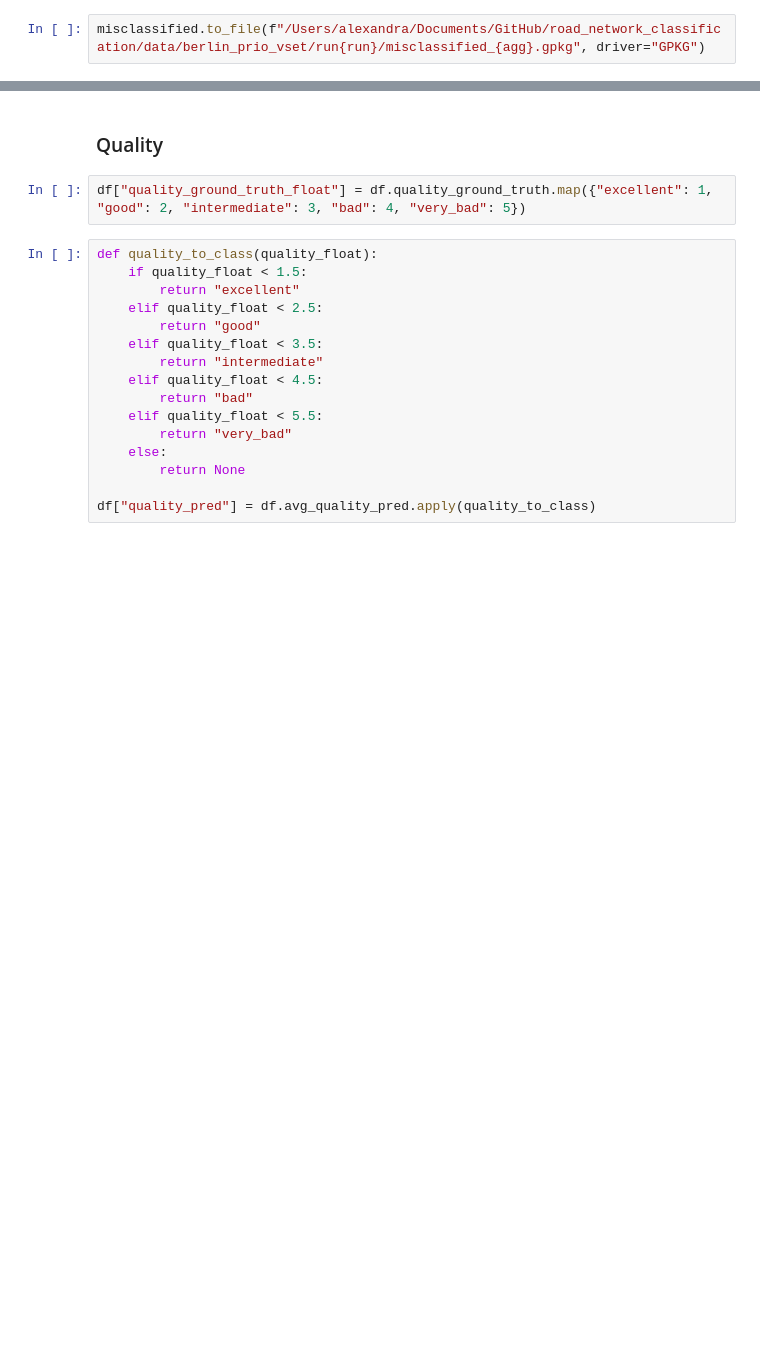
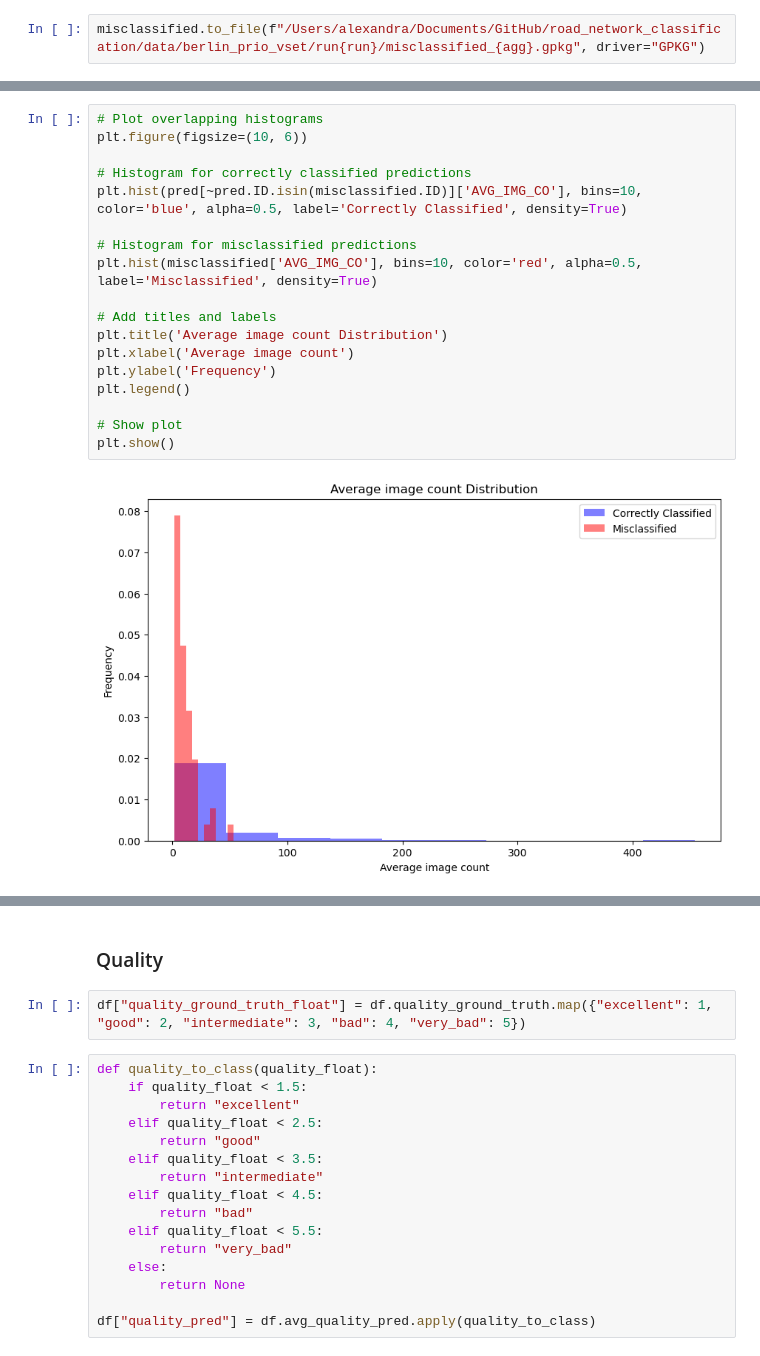
Before and after one commit to SurfaceAI/road_network_classification, a Jupyter notebook: src/notebooks/analyze_berlin.ipynb, the cells around one changed output, grey strips where cells are left out. Drawn from its saved outputs; the diff is of its cells as text; blank space fills up the shorter version.

```diff
--- a/src/notebooks/analyze_berlin.ipynb
+++ b/src/notebooks/analyze_berlin.ipynb
@@ -73,0 +120,20 @@ misclassified.to_file(f"/Users/alexandra/Documents/GitHub/road_network_classific
+# %%
+# Plot overlapping histograms
+plt.figure(figsize=(10, 6))
+
+# Histogram for correctly classified predictions
+plt.hist(pred[~pred.ID.isin(misclassified.ID)]['AVG_IMG_CO'], bins=10, color='blue', alpha=0.5, label='Correctly Classified', density=True)
+
+# Histogram for misclassified predictions
+plt.hist(misclassified['AVG_IMG_CO'], bins=10, color='red', alpha=0.5, label='Misclassified', density=True)
+
+# Add titles and labels
+plt.title('Average image count Distribution')
+plt.xlabel('Average image count')
+plt.ylabel('Frequency')
+plt.legend()
+
+# Show plot
+plt.show()
+# %% [output]
+[figure, added]
```
Also changed, not shown: parts of 22 cells of this notebook, 14 other files.
